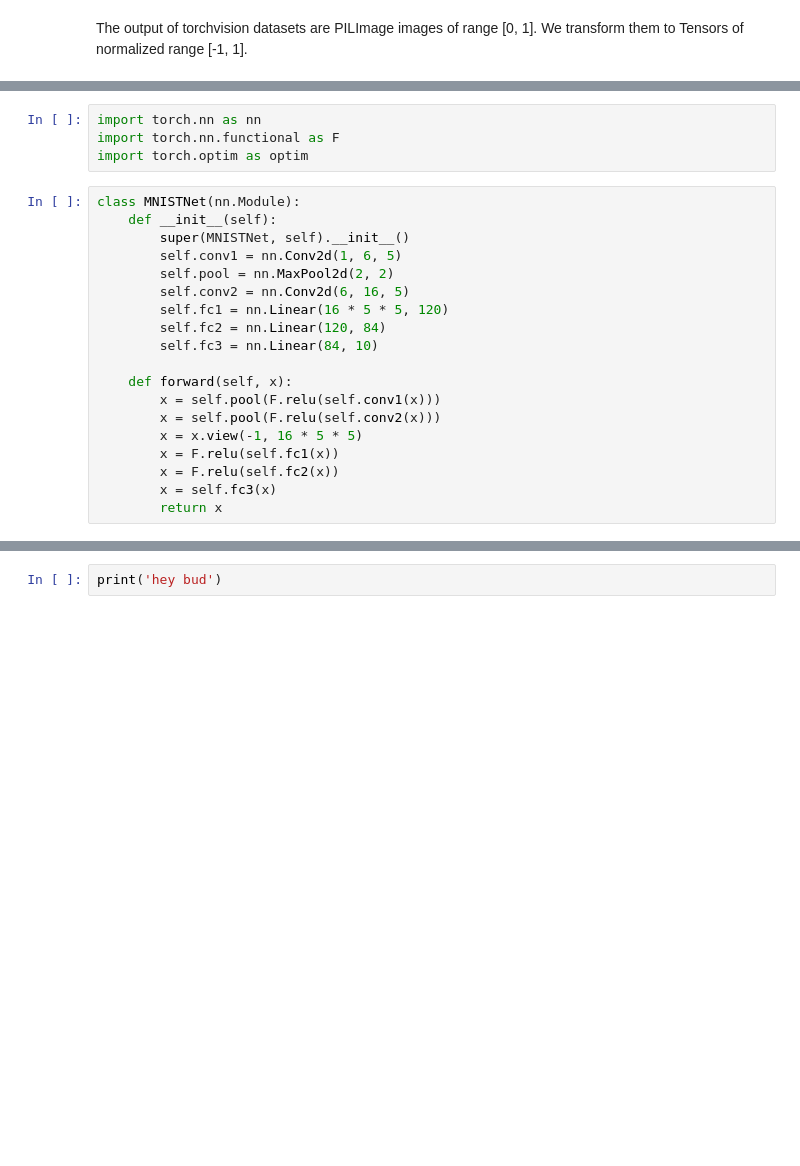
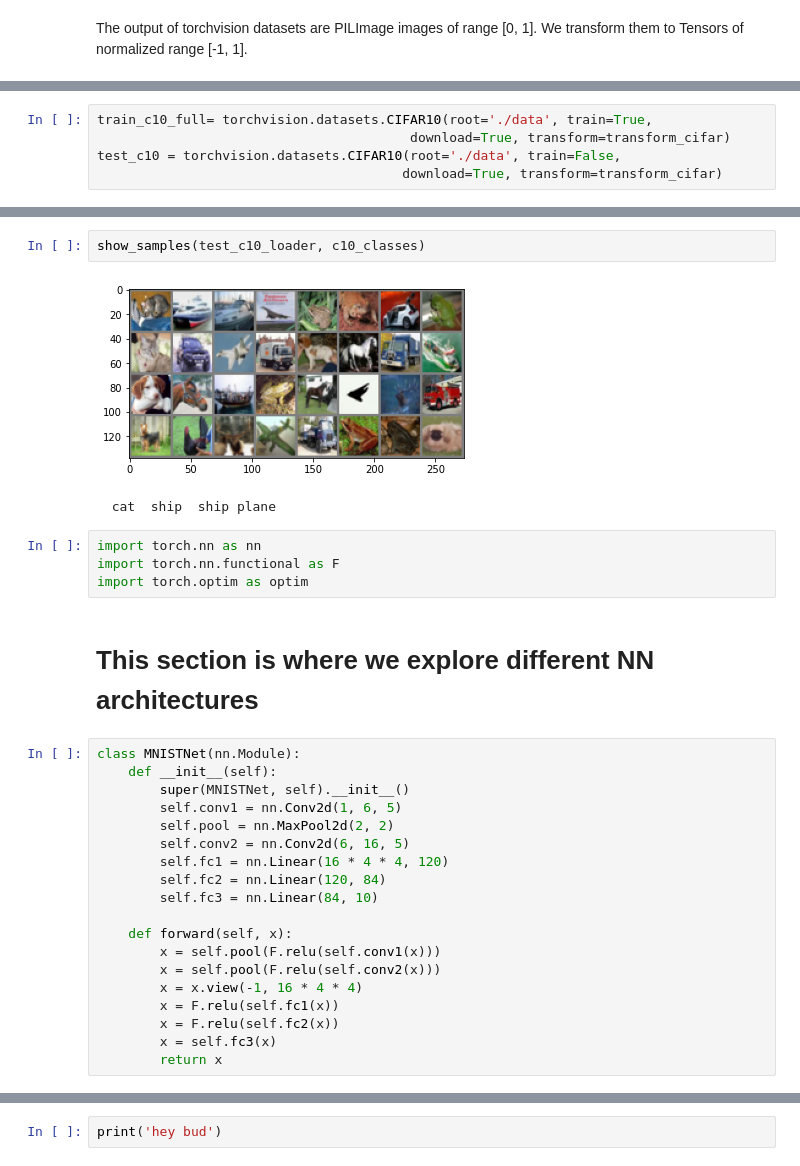
Before and after one commit to gportela8/Handwritten-Digits-Recognition, a Jupyter notebook: project_main.ipynb, the cells around one changed output, grey strips where cells are left out. Drawn from its saved outputs; the diff is of its cells as text; blank space fills up the shorter version.

```diff
--- a/project_main.ipynb
+++ b/project_main.ipynb
@@ -28,0 +24,5 @@ middle
+# %%
+train_c10_full= torchvision.datasets.CIFAR10(root='./data', train=True,
+                                        download=True, transform=transform_cifar)
+test_c10 = torchvision.datasets.CIFAR10(root='./data', train=False,
+                                       download=True, transform=transform_cifar)
@@ -157,7 +158,14 @@ plane  frog   car  deer
+# %%
+show_samples(test_c10_loader, c10_classes)
+# %% [output]
+[figure, added]
+  cat  ship  ship plane
 # %%
 import torch.nn as nn
 import torch.nn.functional as F
 import torch.optim as optim
+# %% [markdown]
+# This section is where we explore different NN architectures
 # %%
 class MNISTNet(nn.Module):
     def __init__(self):
@@ -165,14 +173,14 @@ class MNISTNet(nn.Module):
         self.conv1 = nn.Conv2d(1, 6, 5)
         self.pool = nn.MaxPool2d(2, 2)
         self.conv2 = nn.Conv2d(6, 16, 5)
-        self.fc1 = nn.Linear(16 * 5 * 5, 120)
+        self.fc1 = nn.Linear(16 * 4 * 4, 120)
         self.fc2 = nn.Linear(120, 84)
         self.fc3 = nn.Linear(84, 10)
 
     def forward(self, x):
         x = self.pool(F.relu(self.conv1(x)))
         x = self.pool(F.relu(self.conv2(x)))
-        x = x.view(-1, 16 * 5 * 5)
+        x = x.view(-1, 16 * 4 * 4)
         x = F.relu(self.fc1(x))
         x = F.relu(self.fc2(x))
         x = self.fc3(x)
```
Also changed, not shown: parts of 38 cells of this notebook.
